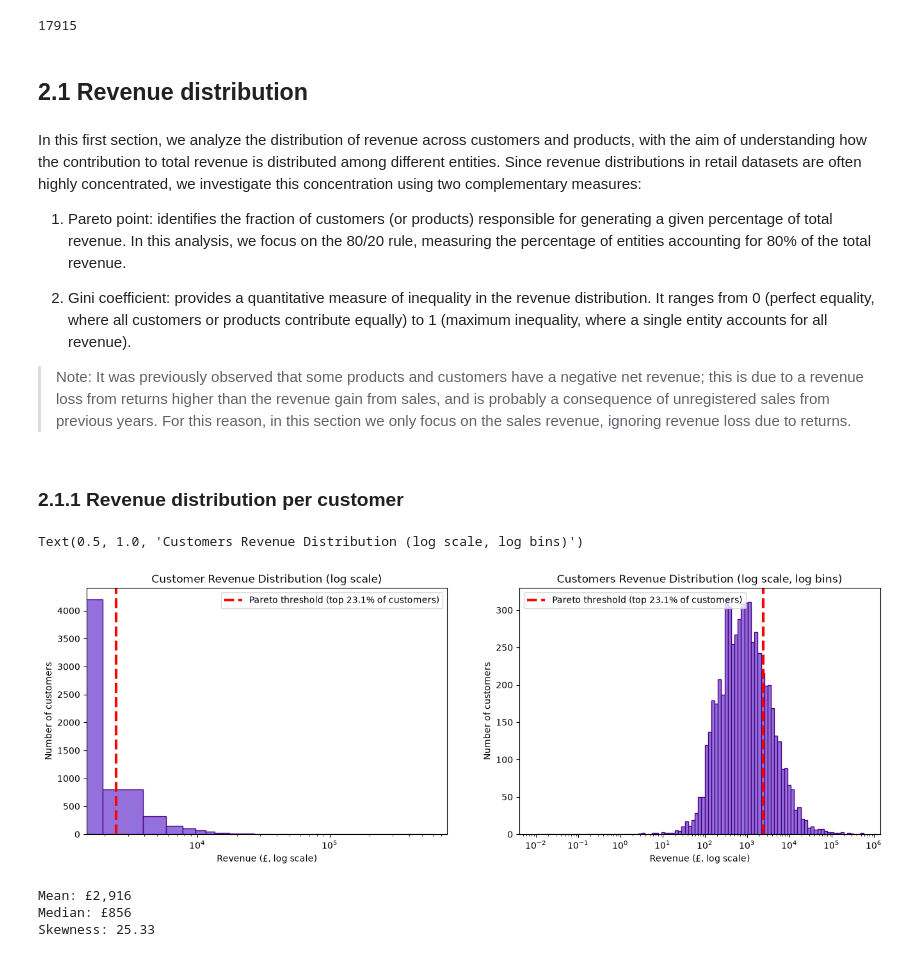
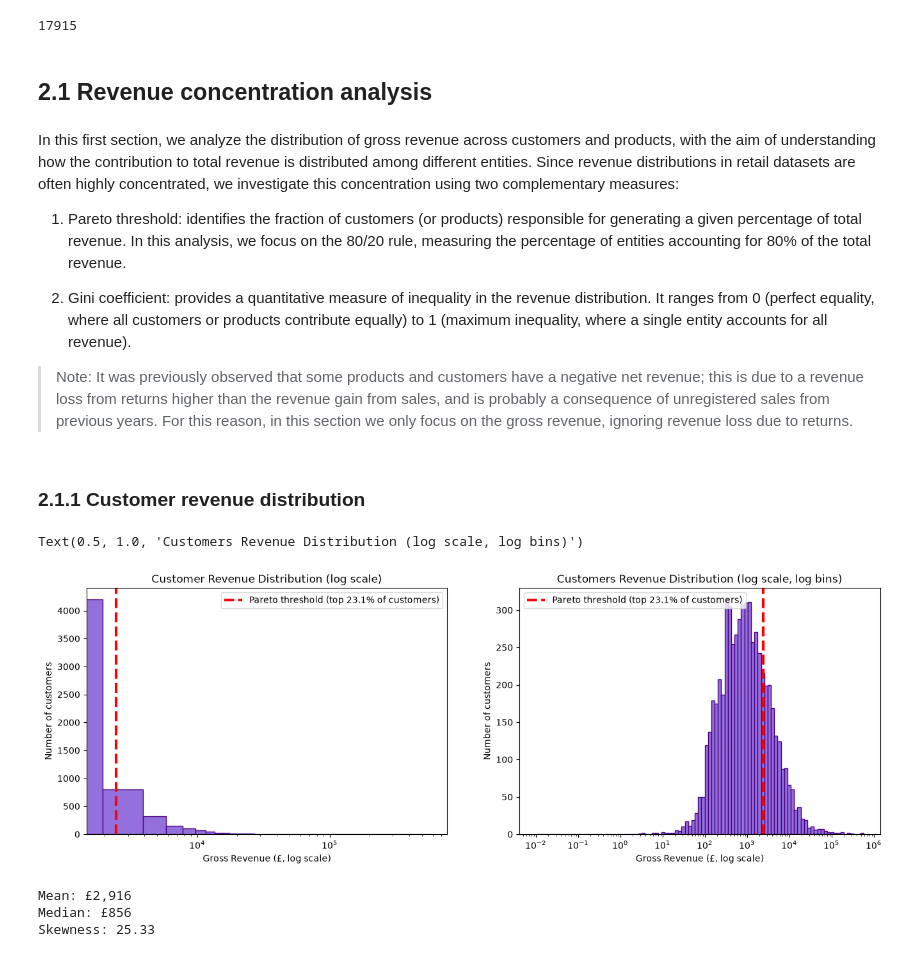
Before and after one commit to Sara-Munafo/retail-sales-analysis, a Jupyter notebook: notebooks/02_business_analysis.ipynb, the cells around one changed output. Drawn from its saved outputs; the diff is of its cells as text; code cells hidden in the pictures.

```diff
--- a/notebooks/02_business_analysis.ipynb
+++ b/notebooks/02_business_analysis.ipynb
@@ -25,17 +67,17 @@ df_returns.to_sql('returns', engine, if_exists='replace', index=False)
 # %% [output]
 17915
 # %% [markdown]
-## 2.1 Revenue distribution
+## 2.1 Revenue concentration analysis
 # %% [markdown]
-In this first section, we analyze the distribution of revenue across customers and products, with the aim of understanding how the contribution to total revenue is distributed among different entities. Since revenue distributions in retail datasets are often highly concentrated, we investigate this concentration using two complementary measures:
+In this first section, we analyze the distribution of gross revenue across customers and products, with the aim of understanding how the contribution to total revenue is distributed among different entities. Since revenue distributions in retail datasets are often highly concentrated, we investigate this concentration using two complementary measures:
 
-1.    Pareto point: identifies the fraction of customers (or products) responsible for generating a given percentage of total revenue. In this analysis, we focus on the 80/20 rule, measuring the percentage of entities accounting for 80% of the total revenue.
+1.    Pareto threshold: identifies the fraction of customers (or products) responsible for generating a given percentage of total revenue. In this analysis, we focus on the 80/20 rule, measuring the percentage of entities accounting for 80% of the total revenue.
 
 2.    Gini coefficient: provides a quantitative measure of inequality in the revenue distribution. It ranges from 0 (perfect equality, where all customers or products contribute equally) to 1 (maximum inequality, where a single entity accounts for all revenue).
 
-> Note: It was previously observed that some products and customers have a negative net revenue; this is due to a revenue loss from returns higher than the revenue gain from sales, and is probably a consequence of unregistered sales from previous years. For this reason, in this section we only focus on the sales revenue, ignoring revenue loss due to returns.
+> Note: It was previously observed that some products and customers have a negative net revenue; this is due to a revenue loss from returns higher than the revenue gain from sales, and is probably a consequence of unregistered sales from previous years. For this reason, in this section we only focus on the gross revenue, ignoring revenue loss due to returns.
 # %% [markdown]
-### 2.1.1 Revenue distribution per customer
+### 2.1.1 Customer revenue distribution
 # %%
 q_cust_sal = """
     SELECT SUM(Quantity*Price) AS revenue, "Customer ID"
@@ -51,27 +93,27 @@ pareto_point, pareto_revenue, customers_pct = get_pareto(df_cust_sal)
 # %%
 fig,ax = plt.subplots(1,2,figsize=(16,5))
 
 cust_sal_h, bins, _ = ax[0].hist(df_cust_sal["revenue"], bins=300, color="mediumpurple", edgecolor="indigo")
 ax[0].set_xscale("log")
 ax[0].axvline(x=pareto_revenue, color='red', linestyle='--', label=f'Pareto threshold (top {customers_pct:.1f}% of customers)',linewidth=3)
 ax[0].legend()
-ax[0].set_xlabel("Revenue (£, log scale)")
+ax[0].set_xlabel("Gross Revenue (£, log scale)")
 ax[0].set_ylabel("Number of customers")
 ax[0].set_title("Customer Revenue Distribution (log scale)")
 
 bins_log = np.logspace(np.log10(df_cust_sal["revenue"].min()+0.01),
                    np.log10(df_cust_sal["revenue"].max()),
                    100)
 cust_sal_hlog = ax[1].hist(df_cust_sal["revenue"], bins=bins_log,color="mediumpurple", edgecolor="indigo" )
 ax[1].set_xscale("log")
 ax[1].axvline(x=pareto_revenue, color='red', linestyle='--', label=f'Pareto threshold (top {customers_pct:.1f}% of customers)',linewidth=3)
 ax[1].legend()
-ax[1].set_xlabel("Revenue (£, log scale)")
+ax[1].set_xlabel("Gross Revenue (£, log scale)")
 ax[1].set_ylabel("Number of customers")
 ax[1].set_title("Customers Revenue Distribution (log scale, log bins)")
 # %% [output]
 Text(0.5, 1.0, 'Customers Revenue Distribution (log scale, log bins)')
-[figure, old version]
+[figure, new version]
 # %%
 print(f"Mean: £{df_cust_sal['revenue'].mean():,.0f}")
 print(f"Median: £{df_cust_sal['revenue'].median():,.0f}")
```
Also changed, not shown: parts of 71 cells of this notebook, 2 other files.
